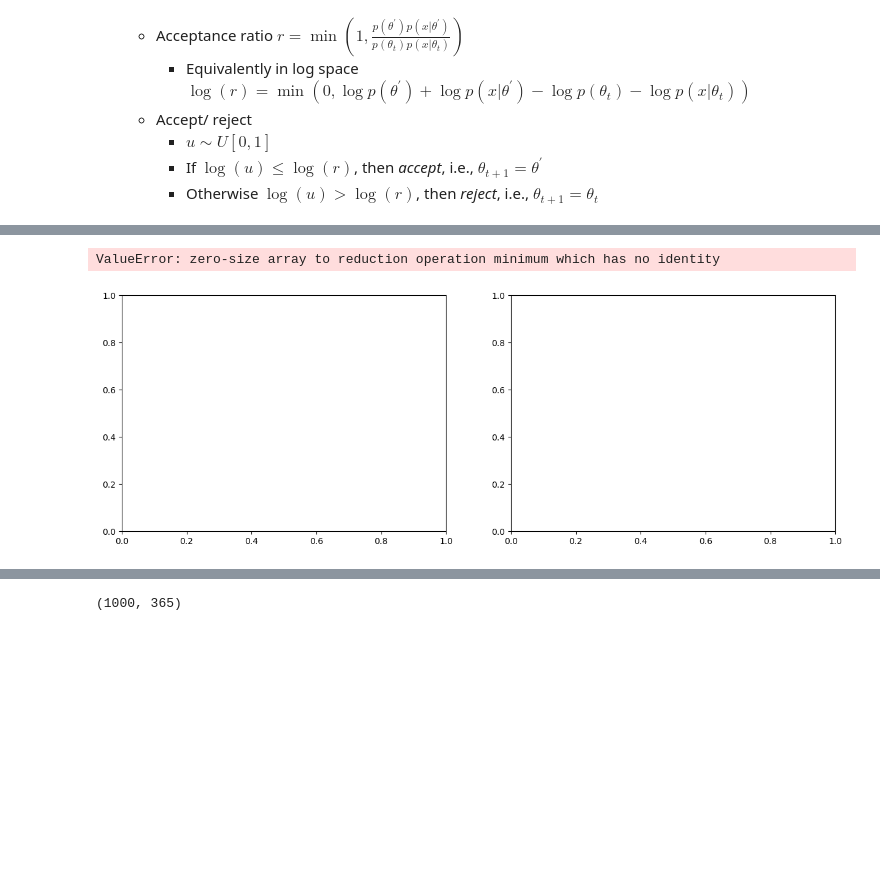
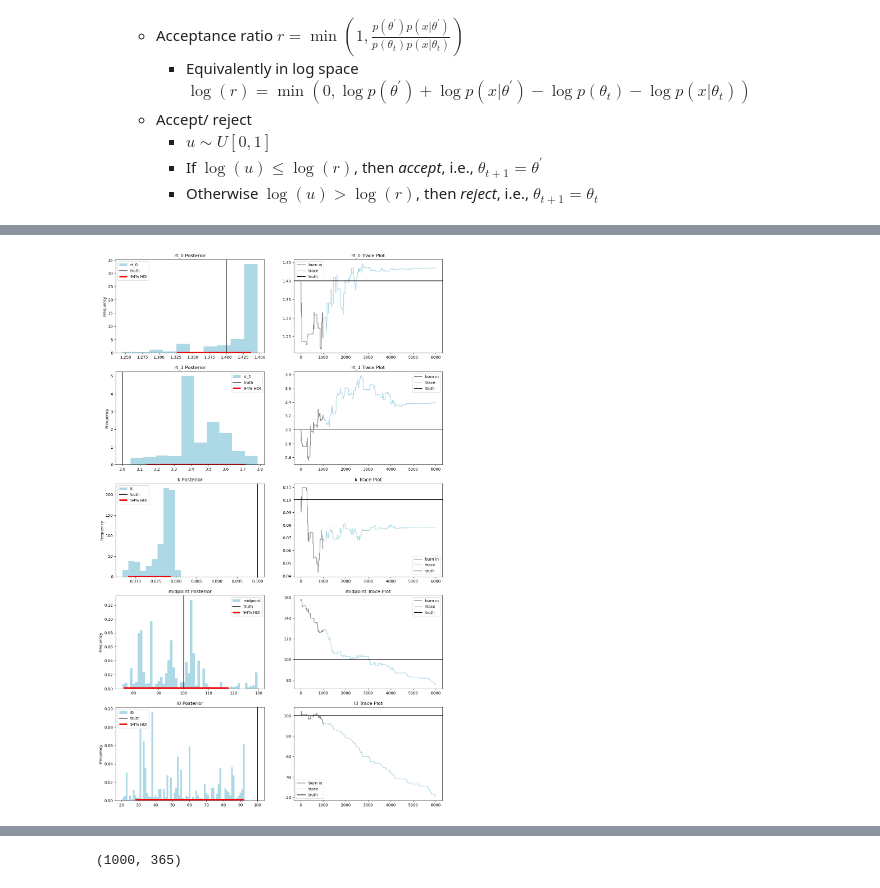
Before and after one commit to hwunrow/epykalman, a Jupyter notebook: src/metropolis_hastings.ipynb, the cells around one changed output, grey strips where cells are left out. Drawn from its saved outputs; the diff is of its cells as text; code cells hidden in the pictures; blank space fills up the shorter version.

```diff
--- a/src/metropolis_hastings.ipynb
+++ b/src/metropolis_hastings.ipynb
@@ -66,0 +78,9 @@ data.plot_all()
+# %%
+accept_list = {
+    'rt_0': [1,0],
+    'rt_1': [1,0],
+    'k': [1,1],
+    'midpoint': [1,1],
+    'I0': [1,1]
+}
+# accept_array = np.ndarray(list(accept_list.values()))
@@ -232 +471,3 @@ trace, burn_in, accept_list, accept_prob_list, i = metropolis_hastings(burn_in=1
+# %%
+trace, burn_in, accept_list, accept_prob_list, i, like_list, prior_list, scale_list = metropolis_hastings(burn_in=1000, draws=5000, sample_elemwise=True)
 # %%
@@ -253,23 +505,57 @@ TypeError: 'Series' object is not callable
 # %%
-fig, ax = plt.subplots(nrows=1, ncols=2, figsize=(15,5))
+def compute_bins(data):
+    d = np.diff(np.unique(data)).min()
+    left_of_first_bin = data.min() - float(d)/2
+    right_of_last_bin = data.max() + float(d)/2
 
-d = np.diff(np.unique(df.midpoint)).min()
-left_of_first_bin = df.midpoint.min() - float(d)/2
-right_of_last_bin = df.midpoint.max() + float(d)/2
+    bins = np.arange(left_of_first_bin, right_of_last_bin + d, d)
 
-ci = az.hdi(np.array(df.midpoint), alpha=0.94)
+    return bins
 
-df.midpoint.plot.hist(ax=ax[0], bins=np.arange(left_of_first_bin, right_of_last_bin + d, d), density=True, color='lightblue')
-ax[0].axvline(x = true_params['midpoint'], color = 'black', alpha=0.5, linestyle = '-', label='truth')
-ax[0].hlines(y = 0.001, xmin = ci[0], xmax = ci[1], color='r', linewidth=4, label='94% HDI')
-ax[0].set_title('Midpoint Posterior')
-ax[0].legend()
+def compute_ci(data):
+    return az.hdi(np.array(data), alpha=0.94)
 
-ax[1].plot(np.arange(0,1000), burn_in_df.midpoint, color='grey', label = 'burn in')
-ax[1].plot(np.arange(999,6000), df.midpoint, color='lightblue', label = 'trace')
-ax[1].axhline(y = true_params['midpoint'], color = 'black', alpha=0.5, linestyle = '-', label='truth')
-ax[1].set_title('Midpoint Trace Plot')
-ax[1].legend()
+def plot_post(var, ax, bins=False):
+
+    ci = compute_ci(df[var])
+    if bins:
+        bins = compute_bins(df[var])
+        df[var].plot.hist(ax=ax, bins=bins, density=True, color='lightblue')
+    else:
+        df[var].plot.hist(ax=ax, density=True, color='lightblue')
+    ax.axvline(x = true_params[var], color = 'black', alpha=1, linestyle = '-', label='truth')
+    ax.hlines(y = 0.001, xmin = ci[0], xmax = ci[1], color='r', linewidth=4, label='94% HDI')
+    ax.set_title(f'{var} Posterior')
+    ax.legend()
+
+def plot_trace(var, ax):
+    ax.plot(np.arange(0,1000), burn_in_df[var], color='grey', label = 'burn in')
+    ax.plot(np.arange(999,6000), df[var], color='lightblue', label = 'trace')
+    ax.axhline(y = true_params[var], color = 'black', alpha=1, linestyle = '-', label='truth')
+    ax.set_title(f'{var} Trace Plot')
+    ax.legend()
+
+fig, ax = plt.subplots(nrows=5, ncols=2, figsize=(15,25))
+
+# rt_0
+plot_post('rt_0', ax=ax[0][0])
+plot_trace('rt_0', ax=ax[0][1])
+
+
+# rt_1
+plot_post('rt_1', ax=ax[1][0])
+plot_trace('rt_1', ax=ax[1][1])
+
+# k
+plot_post('k', ax=ax[2][0])
+plot_trace('k', ax=ax[2][1])
+
+# midpoint
+plot_post('midpoint', ax=ax[3][0], bins=True)
+plot_trace('midpoint', ax=ax[3][1])
+
+# I0
+plot_post('I0', ax=ax[4][0], bins=True)
+plot_trace('I0', ax=ax[4][1])
 # %% [output]
-ValueError: zero-size array to reduction operation minimum which has no identity
-[figure, old version]
+[figure, new version]
```
Also changed, not shown: parts of 22 cells of this notebook.
